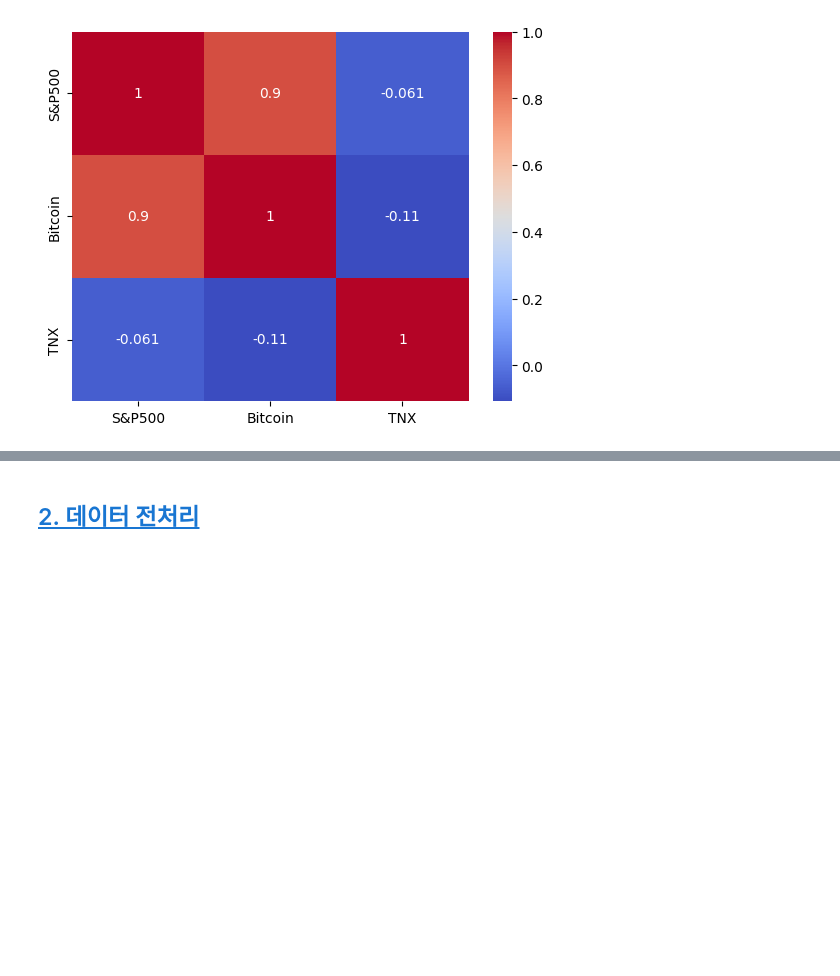
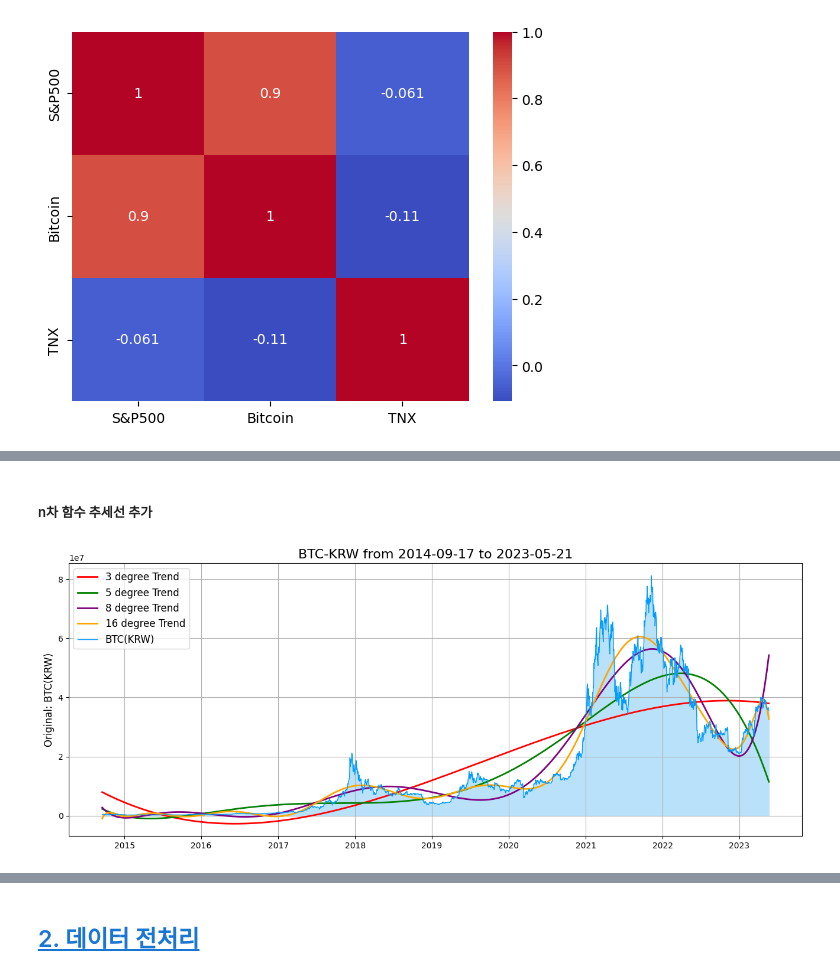
Before and after one commit to young1ll/time-series-da, a Jupyter notebook: upbitAnalyzer_data_analysis_report.ipynb, the cells around one changed output, grey strips where cells are left out. Saved outputs shown, nothing was run; the diff lists cells and outputs as text; code cells hidden in the pictures; blank space fills up the shorter version.

```diff
--- a/upbitAnalyzer_data_analysis_report.ipynb
+++ b/upbitAnalyzer_data_analysis_report.ipynb
@@ -368,0 +431,55 @@ btc_krw_df.head()
+# %% [markdown]
+##### n차 함수 추세선 추가
+# %%
+import pandas as pd
+import numpy as np
+import matplotlib.pyplot as plt
+import matplotlib.dates as mdates
+
+pd.plotting.register_matplotlib_converters()
+years = mdates.YearLocator()
+
+fig, ax1 = plt.subplots(figsize=(16, 6))
+ax1.xaxis.set_major_locator(years)
+
+x = btc_krw_df.index
+y = btc_krw_df['Adj Close']
+ax1.fill_between(x, 0, y, color='#b9e1fa')
+ax1.legend(['BTC-KRW'], fontsize=12)
+plt.title('BTC-KRW from 2014-09-17 to 2023-05-21', fontsize=16)
+
+# 3차 함수 적합
+poly_degree = 3
+poly_coeff = np.polyfit(np.arange(len(y)), y, poly_degree)
+poly_func = np.poly1d(poly_coeff)
+poly_y = poly_func(np.arange(len(y)))
+ax1.plot(x, poly_y, color='red', label='3 degree Trend', linewidth=2.0)
+
+# 5차 함수 적합
+poly_degree = 5
+poly_coeff = np.polyfit(np.arange(len(y)), y, poly_degree)
+poly_func = np.poly1d(poly_coeff)
+poly_y = poly_func(np.arange(len(y)))
+ax1.plot(x, poly_y, color='green', label='5 degree Trend', linewidth=2.0)
+
+# 8차 함수 적합
+poly_degree = 8
+poly_coeff = np.polyfit(np.arange(len(y)), y, poly_degree)
+poly_func = np.poly1d(poly_coeff)
+poly_y = poly_func(np.arange(len(y)))
+ax1.plot(x, poly_y, color='purple', label='8 degree Trend', linewidth=2.0)
+
+# 16차 함수 적합
+poly_degree = 16
+poly_coeff = np.polyfit(np.arange(len(y)), y, poly_degree)
+poly_func = np.poly1d(poly_coeff)
+poly_y = poly_func(np.arange(len(y)))
+ax1.plot(x, poly_y, color='orange', label='16 degree Trend', linewidth=2.0)
+
+plt.plot(y, color='#039dfc', label='BTC(KRW)', linewidth=1.0)
+plt.ylabel('BTC(KRW)', fontsize=12)
+plt.grid(True)
+plt.legend(fontsize=12)
+plt.show()
+# %% [output]
+[figure, added]
```
Also changed, not shown: parts of 24 cells of this notebook.
